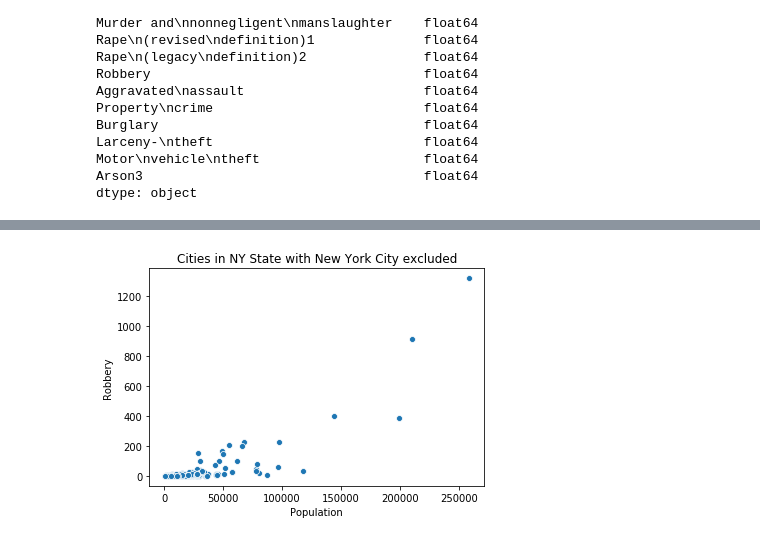
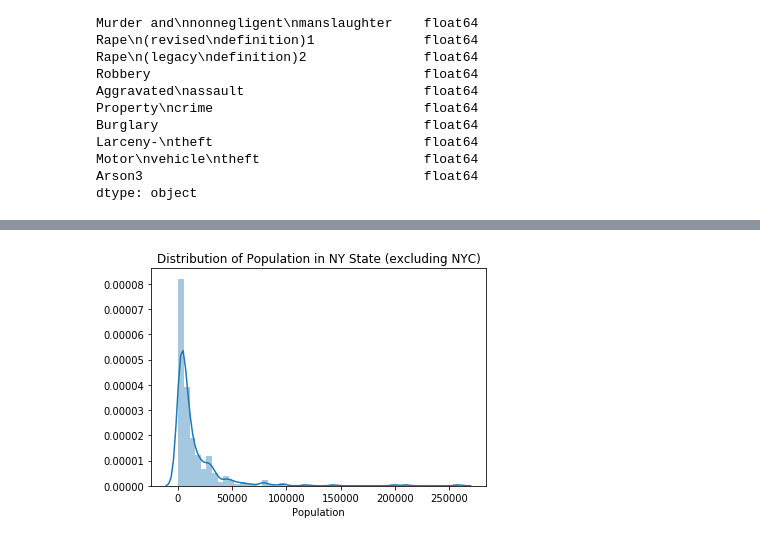
Before and after one commit to djrgit/coursework, a Jupyter notebook: thinkful/data_science/my_progress/unit_2_supervised_learning/Unit 2 - Lesson 4 - Drill - Prepare the data.ipynb, the cells around one changed output, grey strips where cells are left out. Drawn from its saved outputs; the diff is of its cells as text; code cells hidden in the pictures.

```diff
--- a/thinkful/data_science/my_progress/unit_2_supervised_learning/Unit 2 - Lesson 4 - Drill - Prepare the data.ipynb
+++ b/thinkful/data_science/my_progress/unit_2_supervised_learning/Unit 2 - Lesson 4 - Drill - Prepare the data.ipynb
@@ -79,3 +100,11 @@ df.head()
+# %%
+df = df.rename(columns={'Violent\ncrime': 'Violent_crime',
+                        'Murder and\nnonnegligent\nmanslaughter': 'Murder',
+                        'Rape\n(legacy\ndefinition)2': 'Rape_legacy_def',
+                        'Aggravated\nassault': 'Agg_assault',
+                        'Property\ncrime': 'Prop_crime',
+                        'Larceny-\ntheft': 'Larceny_theft',
+                        'Motor\nvehicle\ntheft': 'Mot_vehicle_theft'})
 # %%
 df.info()
 # %% [output]
@@ -125,2 +183,2 @@ sns.scatterplot(x='Population', y='Murder and\nnonnegligent\nmanslaughter', data
 # %%
-df = df[df['Population'] < 8000000]
+df[df['Population'] > 8000000]
@@ -132,0 +190,3 @@ plt.show()
+# %%
+# New York City may be in a class of its own - let's exclude it for now
+df_lt_8M_people = df[df['Population'] < 8000000]
@@ -132,0 +195,7 @@ plt.show()
+# %%
+model = df_lt_8M_people[['Prop_crime', 'Population']].copy()
+model['Population^2'] = df_lt_8M_people['Population']**2
+model['Murder_tf'] = df_lt_8M_people['Murder'] > 0
+model['Robbery_tf'] = df_lt_8M_people['Robbery'] > 0
+model['Murder_tf'] = model['Murder_tf'].astype(int)
+model['Robbery_tf'] = model['Robbery_tf'].astype(int)
@@ -133,6 +220,7 @@ plt.show()
 # %%
-sns.scatterplot(x='Population', y='Robbery', data=df)
-plt.title('Cities in NY State with New York City excluded')
+sns.distplot(model['Population'])
+plt.title('Distribution of Population in NY State (excluding NYC)')
+plt.xlabel('Population')
 plt.show()
 # %% [output]
-[figure, old version]
+[figure, new version]
```
Also changed, not shown: parts of 41 cells of this notebook.
